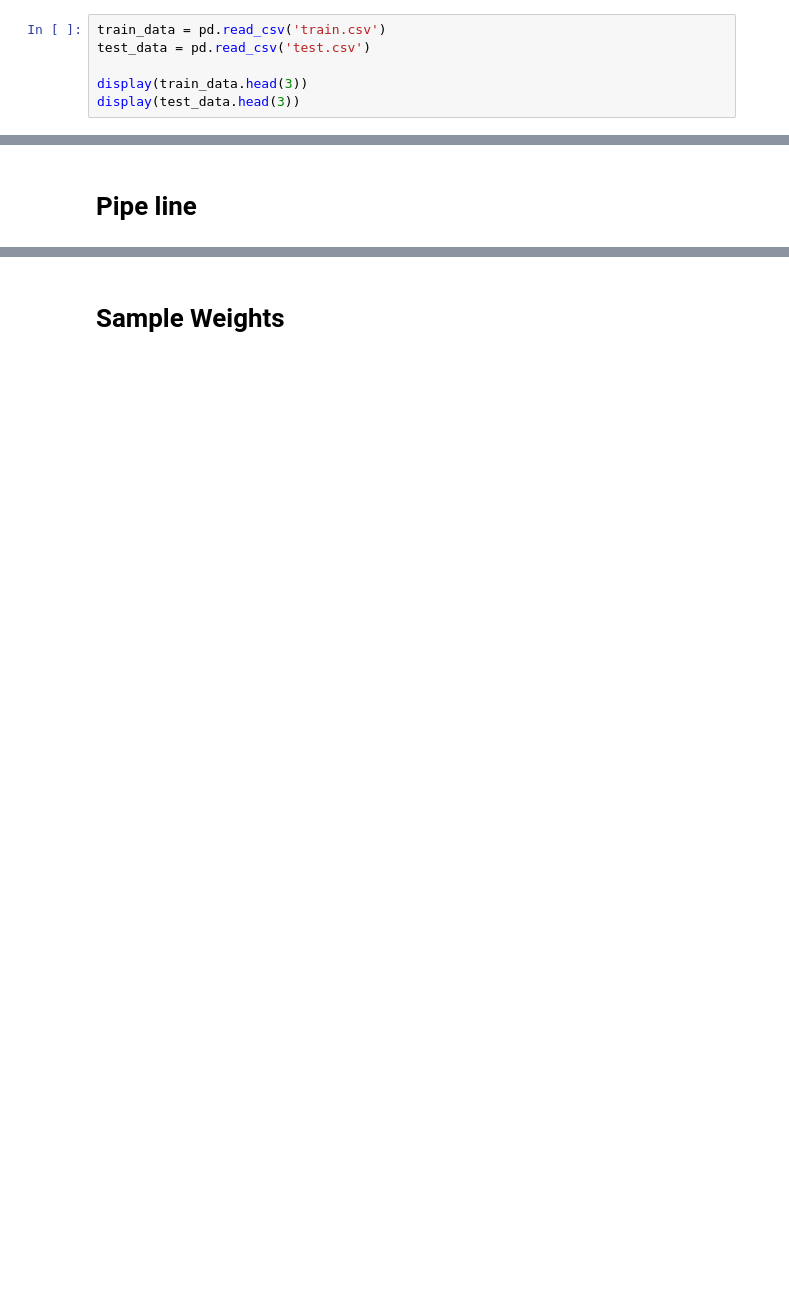
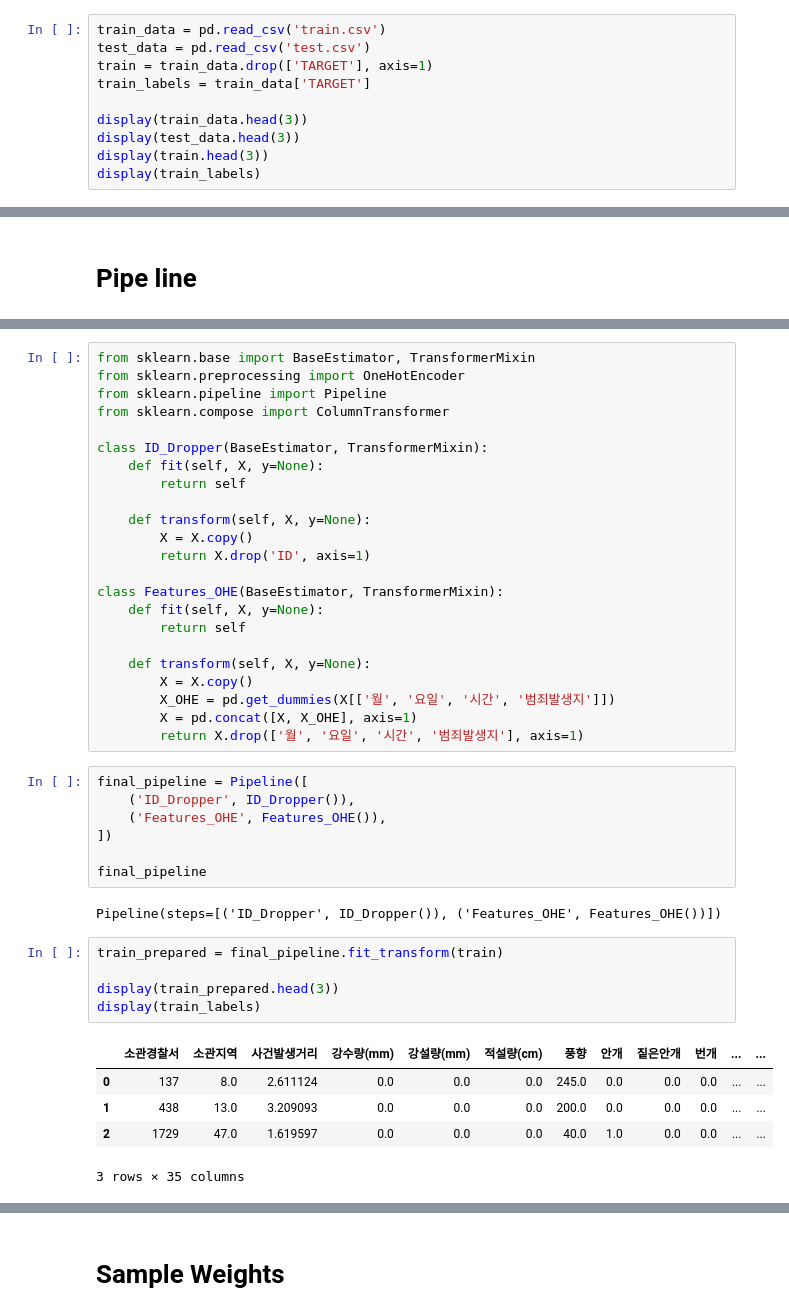
Before and after one commit to kyooon6248/dacon_crime, a Jupyter notebook: EDA.ipynb, the cells around one changed output, grey strips where cells are left out. Drawn from its saved outputs; the diff is of its cells as text; blank space fills up the shorter version.

```diff
--- a/EDA.ipynb
+++ b/EDA.ipynb
@@ -43,9 +43,13 @@ seed_everything(CFG['SEED'])
 # %%
 train_data = pd.read_csv('train.csv')
 test_data = pd.read_csv('test.csv')
+train = train_data.drop(['TARGET'], axis=1)
+train_labels = train_data['TARGET']
 
 display(train_data.head(3))
 display(test_data.head(3))
+display(train.head(3))
+display(train_labels)
 # %% [output]
 |  | ID | 월 | 요일 | 시간 | 소관경찰서 | 소관지역 | 사건발생거리 | 강수량(mm) | 강설량(mm) | 적설량(cm) | 풍향 | ... |
 | 0 | TRAIN_00000 | 9 | 화요일 | 10 | 137 | 8.0 | 2.611124 | 0.0 | 0.0 | 0.0 | 245.0 | ... |
@@ -87,0 +97,43 @@ for features in ordinal_features:
+# %%
+from sklearn.base import BaseEstimator, TransformerMixin
+from sklearn.preprocessing import OneHotEncoder
+from sklearn.pipeline import Pipeline
+from sklearn.compose import ColumnTransformer
+
+class ID_Dropper(BaseEstimator, TransformerMixin):
+    def fit(self, X, y=None):
+        return self
+
+    def transform(self, X, y=None):
+        X = X.copy()
+        return X.drop('ID', axis=1)
+
+class Features_OHE(BaseEstimator, TransformerMixin):
+    def fit(self, X, y=None):
+        return self
+
+    def transform(self, X, y=None):
+        X = X.copy()
+        X_OHE = pd.get_dummies(X[['월', '요일', '시간', '범죄발생지']])
+        X = pd.concat([X, X_OHE], axis=1)
+        return X.drop(['월', '요일', '시간', '범죄발생지'], axis=1)
+# %%
+final_pipeline = Pipeline([
+    ('ID_Dropper', ID_Dropper()),
+    ('Features_OHE', Features_OHE()),
+])
+
+final_pipeline
+# %% [output]
+Pipeline(steps=[('ID_Dropper', ID_Dropper()), ('Features_OHE', Features_OHE())])
+# %%
+train_prepared = final_pipeline.fit_transform(train)
+
+display(train_prepared.head(3))
+display(train_labels)
+# %% [output]
+|  | 소관경찰서 | 소관지역 | 사건발생거리 | 강수량(mm) | 강설량(mm) | 적설량(cm) | 풍향 | 안개 | 짙은안개 | 번개 | ... | ... |
+| 0 | 137 | 8.0 | 2.611124 | 0.0 | 0.0 | 0.0 | 245.0 | 0.0 | 0.0 | 0.0 | ... | ... |
+| 1 | 438 | 13.0 | 3.209093 | 0.0 | 0.0 | 0.0 | 200.0 | 0.0 | 0.0 | 0.0 | ... | ... |
+| 2 | 1729 | 47.0 | 1.619597 | 0.0 | 0.0 | 0.0 | 40.0 | 1.0 | 0.0 | 0.0 | ... | ... |
+3 rows × 35 columns
```
Also changed, not shown: parts of 21 cells of this notebook, 4 other files.
